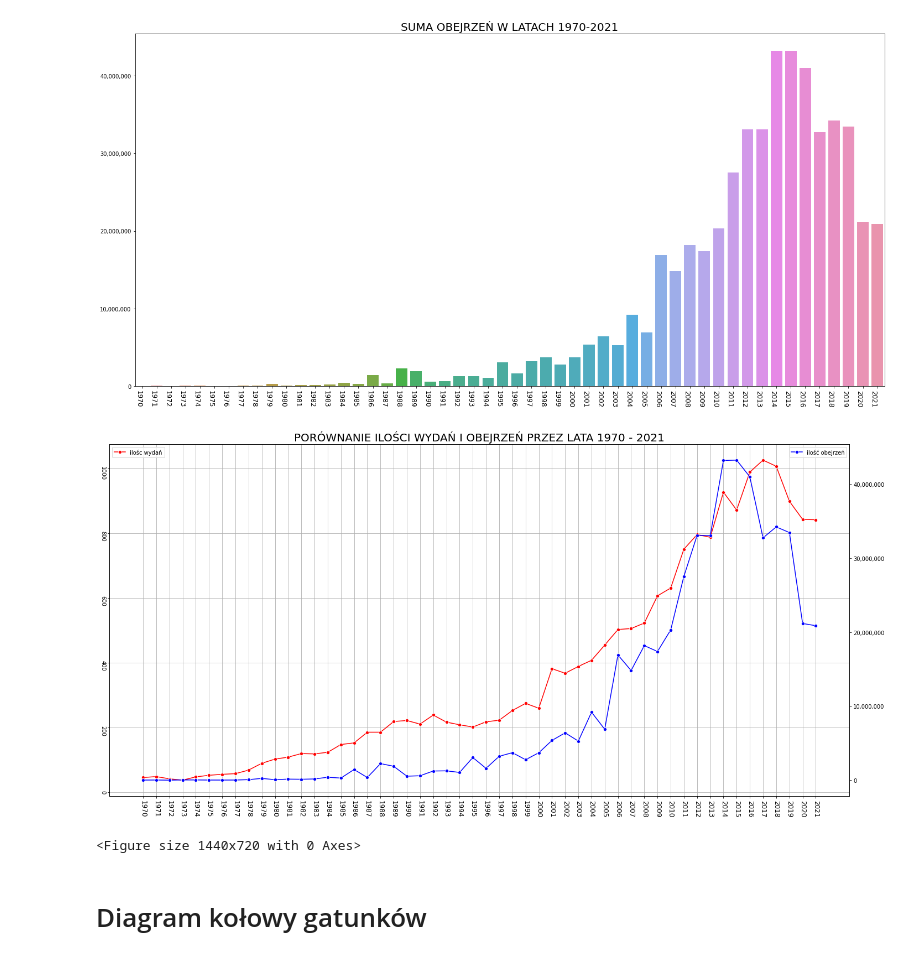
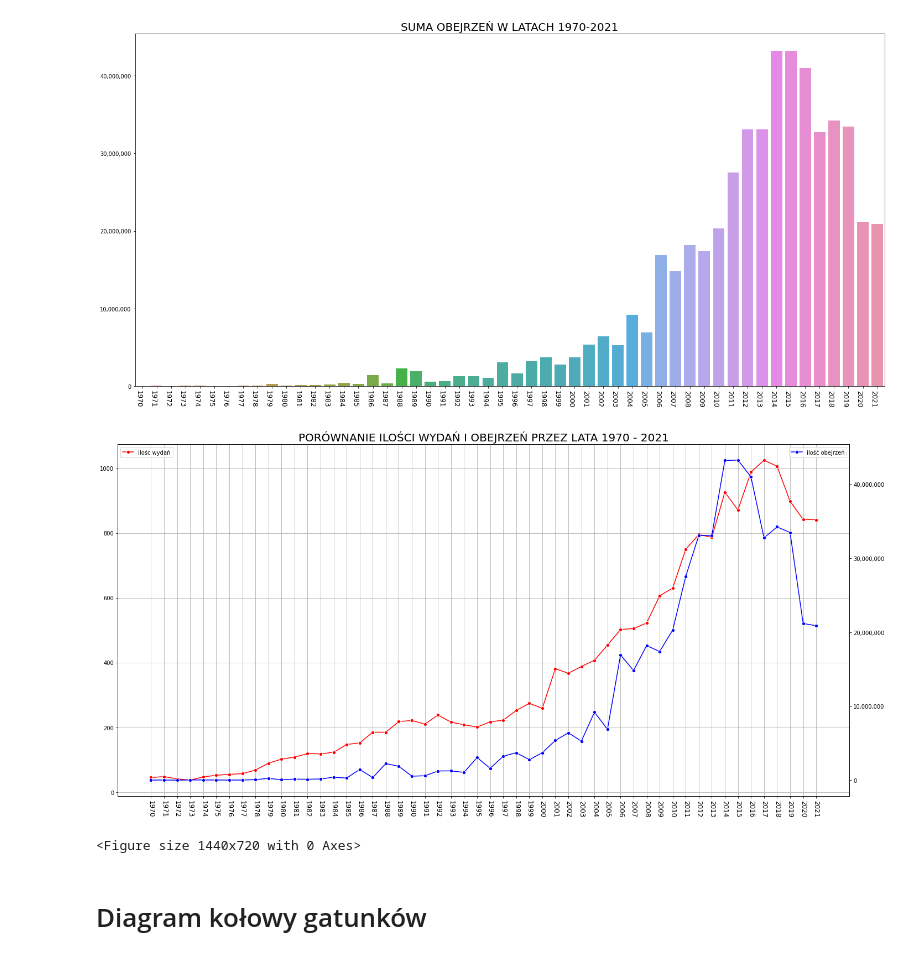
Before and after one commit to BloodyShrimp/Visualizing_Anime, a Jupyter notebook: data_refining.ipynb, the cells around one changed output. Drawn from its saved outputs; the diff is of its cells as text; code cells hidden in the pictures.

```diff
--- a/data_refining.ipynb
+++ b/data_refining.ipynb
@@ -561,22 +561,22 @@ anime_year_count_1970 = anime_year_count_1970.astype({'release_date': str}, erro
 # %%
 ax1 = sns.lineplot(x='release_date', y='count', data=anime_year_count_1970, color='red', marker="o", label='ilośc wydań')
 ax1.legend(loc='upper left')
 ax2 = ax1.twinx()
 ax2 = sns.lineplot(x='release_year', y='sum', data=watched_year_count, color='blue', marker='o', label='ilość obejrzeń')
 ax2.legend(loc='upper right')
 ax1.set_title(f'PORÓWNANIE ILOŚCI WYDAŃ I OBEJRZEŃ PRZEZ LATA 1970 - 2021', fontsize=20)
 ax1.set_ylabel('')
 ax1.set_xlabel('')
 ax2.set_ylabel('')
 ax2.set_xlabel('')
 ax2.get_yaxis().set_major_formatter(matplotlib.ticker.FuncFormatter(lambda x, p: format(int(x), ',')))
-ax1.tick_params(labelrotation=-90)
+ax1.tick_params(axis='x', labelrotation=-90)
 plt.tight_layout()
 ax1.grid()
 plt.show()
 plt.clf()
 # %% [output]
-[figure, old version]
+[figure, new version]
 <Figure size 1440x720 with 0 Axes>
 # %% [markdown]
 # Diagram kołowy gatunków
```
